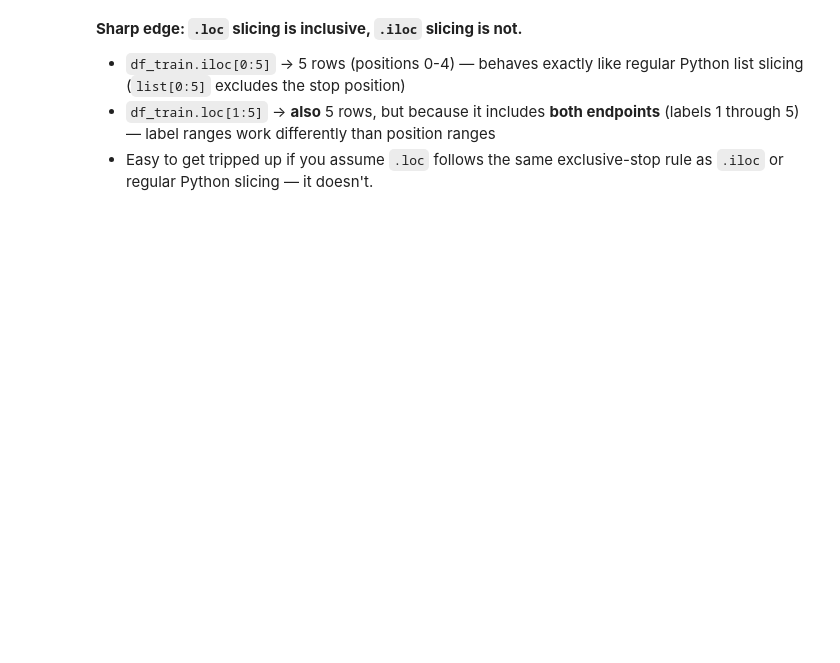
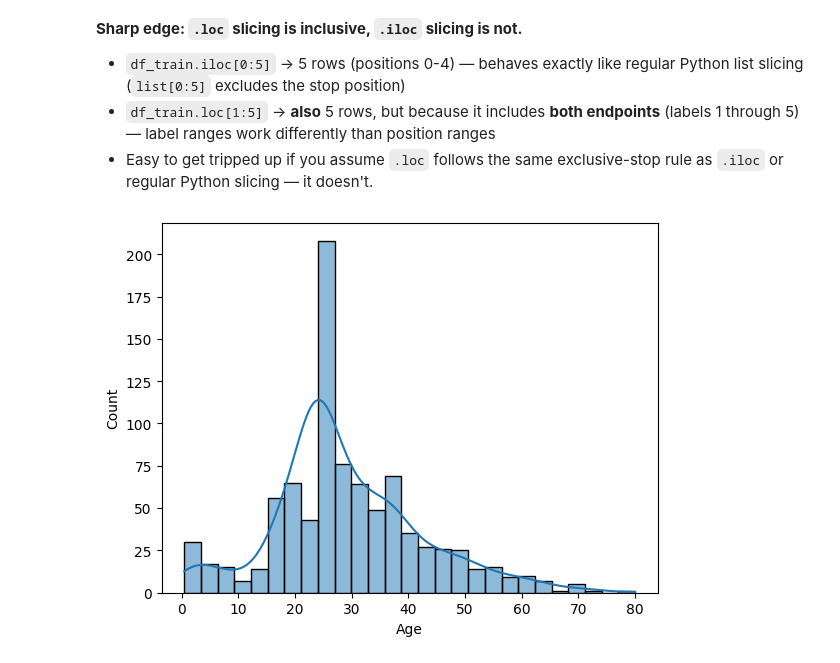
Before and after one commit to ryuismyu/Data-Journey, a Jupyter notebook: pandas_numpy_and_comprehensions.ipynb, the cells around one changed output. Saved outputs shown, nothing was run; the diff lists cells and outputs as text; code cells hidden in the pictures; blank space fills up the shorter version.

```diff
--- a/pandas_numpy_and_comprehensions.ipynb
+++ b/pandas_numpy_and_comprehensions.ipynb
@@ -455,0 +459,8 @@ df_train.loc[1:5]
+# %%
+# making plots
+
+sns.histplot(df_train['Age'],kde=True) # kde overlays a smoothed curve of the histogram
+
+plt.show()
+# %% [output]
+[figure, added]
```
Also changed, not shown: parts of 12 cells of this notebook.
